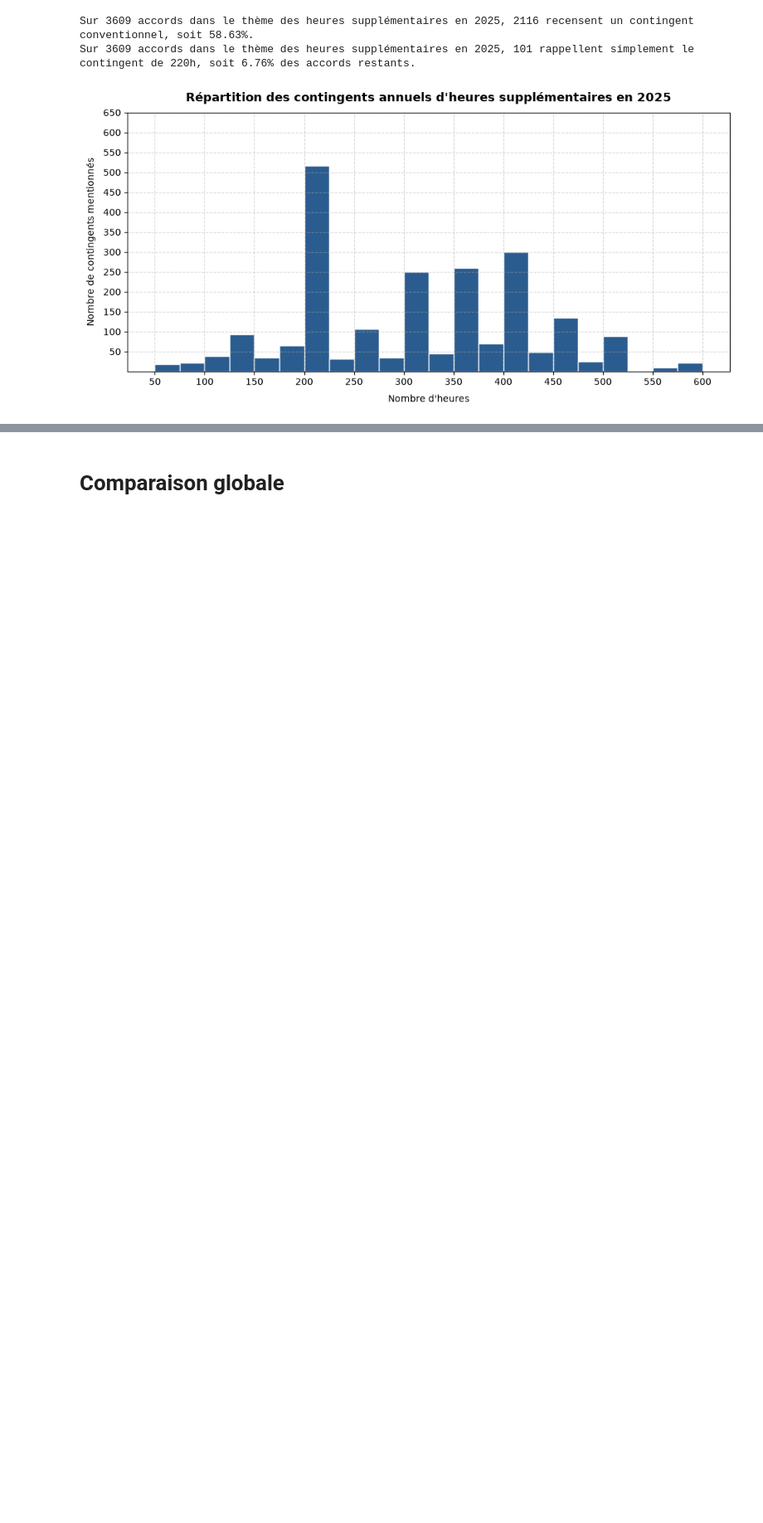
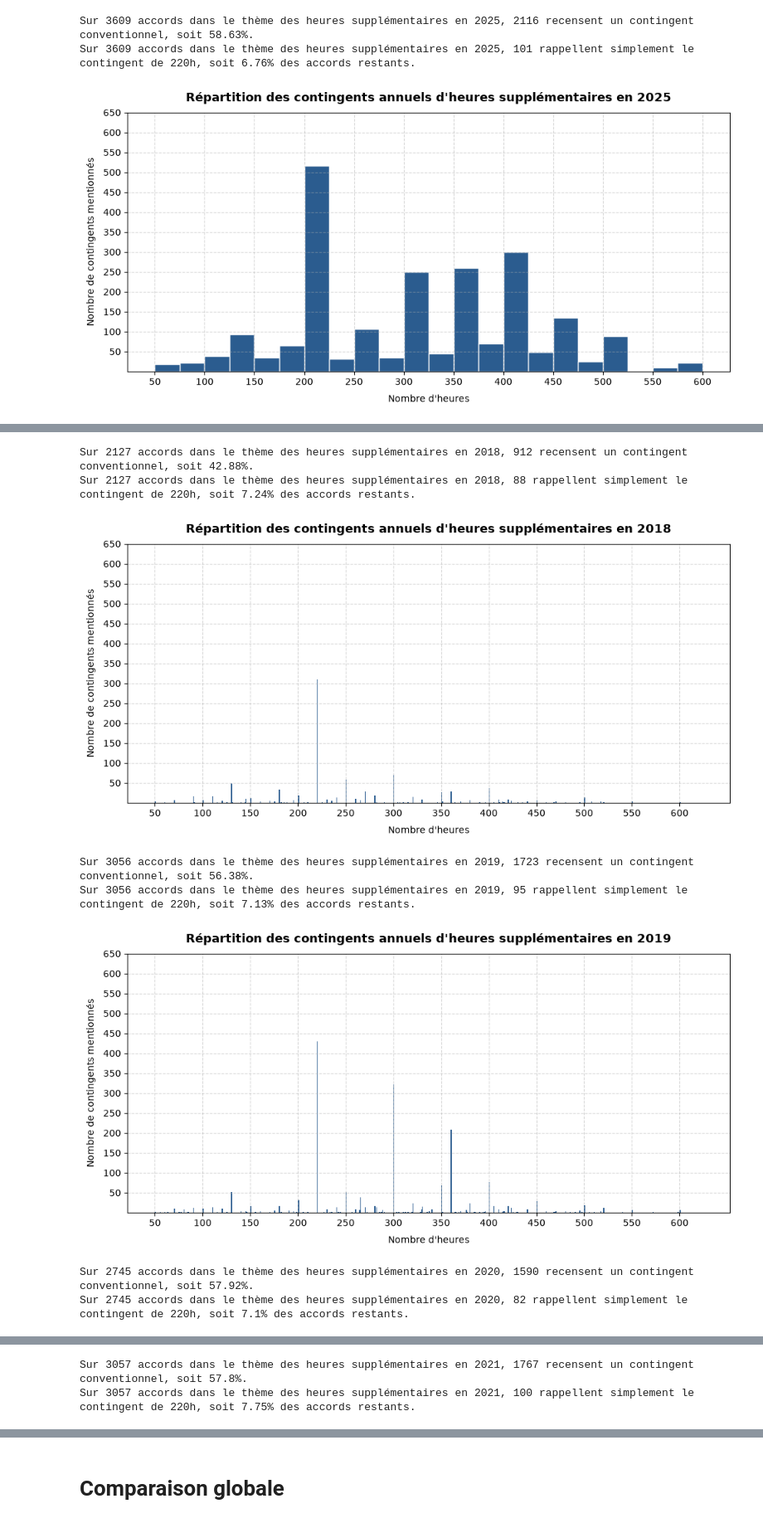
Before and after one commit to mateomorin/accords_heures_supp, a Jupyter notebook: notebooks/visualisation_heures_supp.ipynb, the cells around one changed output, grey strips where cells are left out. Shown at 83% size. Drawn from its saved outputs; the diff is of its cells as text; code cells hidden in the pictures; blank space fills up the shorter version.

Commit message:
Added most frequent contingents

```diff
--- a/notebooks/visualisation_heures_supp.ipynb
+++ b/notebooks/visualisation_heures_supp.ipynb
@@ -203,0 +263,18 @@ Sur 3609 accords dans le thème des heures supplémentaires en 2025, 101 rappell
+# %%
+present_year_step1(2018)
+present_year_step1(2019)
+present_year_step1(2020)
+present_year_step1(2021)
+present_year_step1(2022)
+present_year_step1(2023)
+present_year_step1(2024)
+present_year_step1(2025)
+# %% [output]
+Sur 2127 accords dans le thème des heures supplémentaires en 2018, 912 recensent un contingent conventionnel, soit 42.88%.
+Sur 2127 accords dans le thème des heures supplémentaires en 2018, 88 rappellent simplement le contingent de 220h, soit 7.24% des accords restants.
+[figure, added]
+Sur 3056 accords dans le thème des heures supplémentaires en 2019, 1723 recensent un contingent conventionnel, soit 56.38%.
+Sur 3056 accords dans le thème des heures supplémentaires en 2019, 95 rappellent simplement le contingent de 220h, soit 7.13% des accords restants.
+[figure, added]
+Sur 2745 accords dans le thème des heures supplémentaires en 2020, 1590 recensent un contingent conventionnel, soit 57.92%.
+Sur 2745 accords dans le thème des heures supplémentaires en 2020, 82 rappellent simplement le contingent de 220h, soit 7.1% des accords restants.
@@ -203,0 +282,2 @@ Sur 3609 accords dans le thème des heures supplémentaires en 2025, 101 rappell
+Sur 3057 accords dans le thème des heures supplémentaires en 2021, 1767 recensent un contingent conventionnel, soit 57.8%.
+Sur 3057 accords dans le thème des heures supplémentaires en 2021, 100 rappellent simplement le contingent de 220h, soit 7.75% des accords restants.
```
Also changed, not shown: parts of 12 cells of this notebook, 2 other files.
